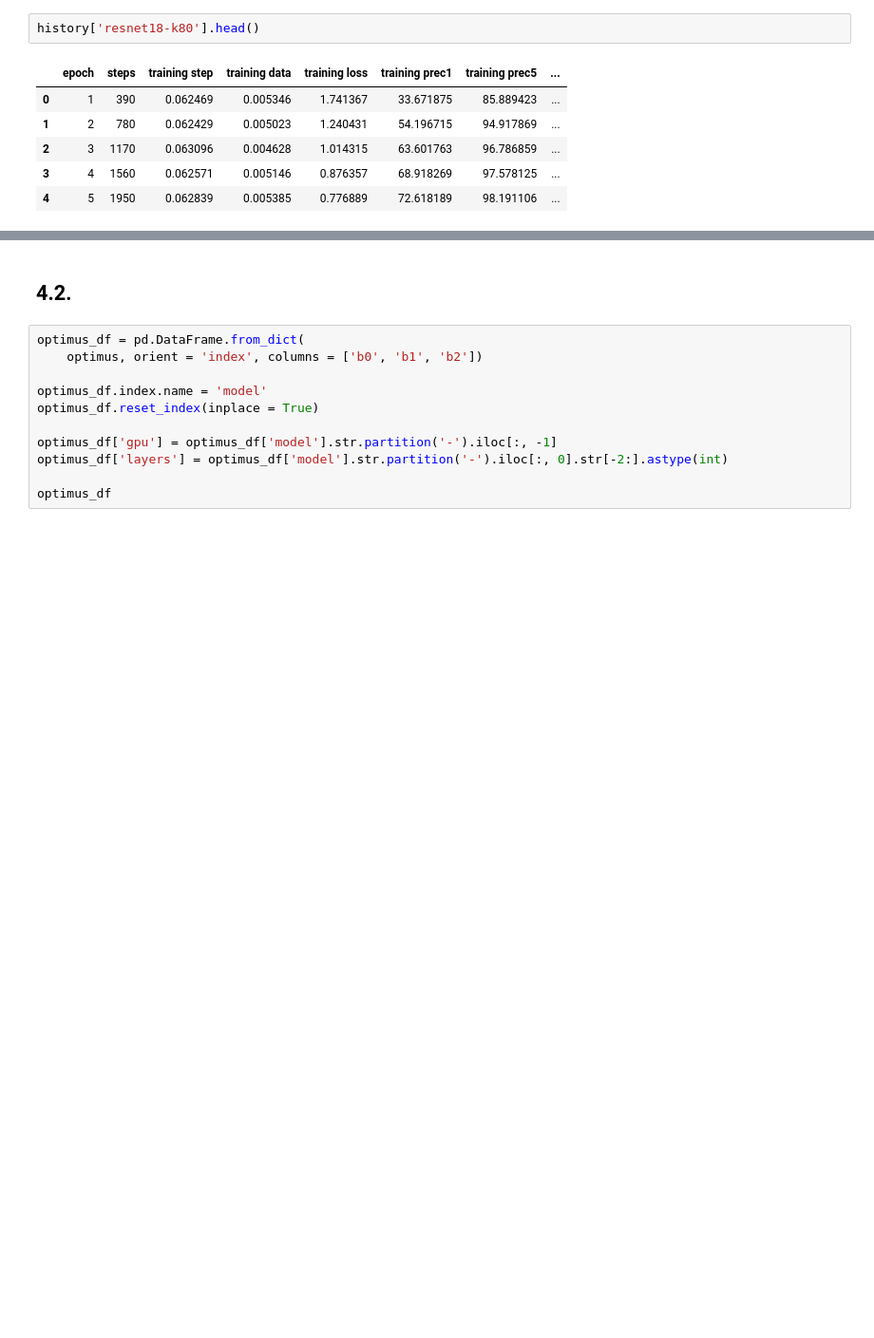
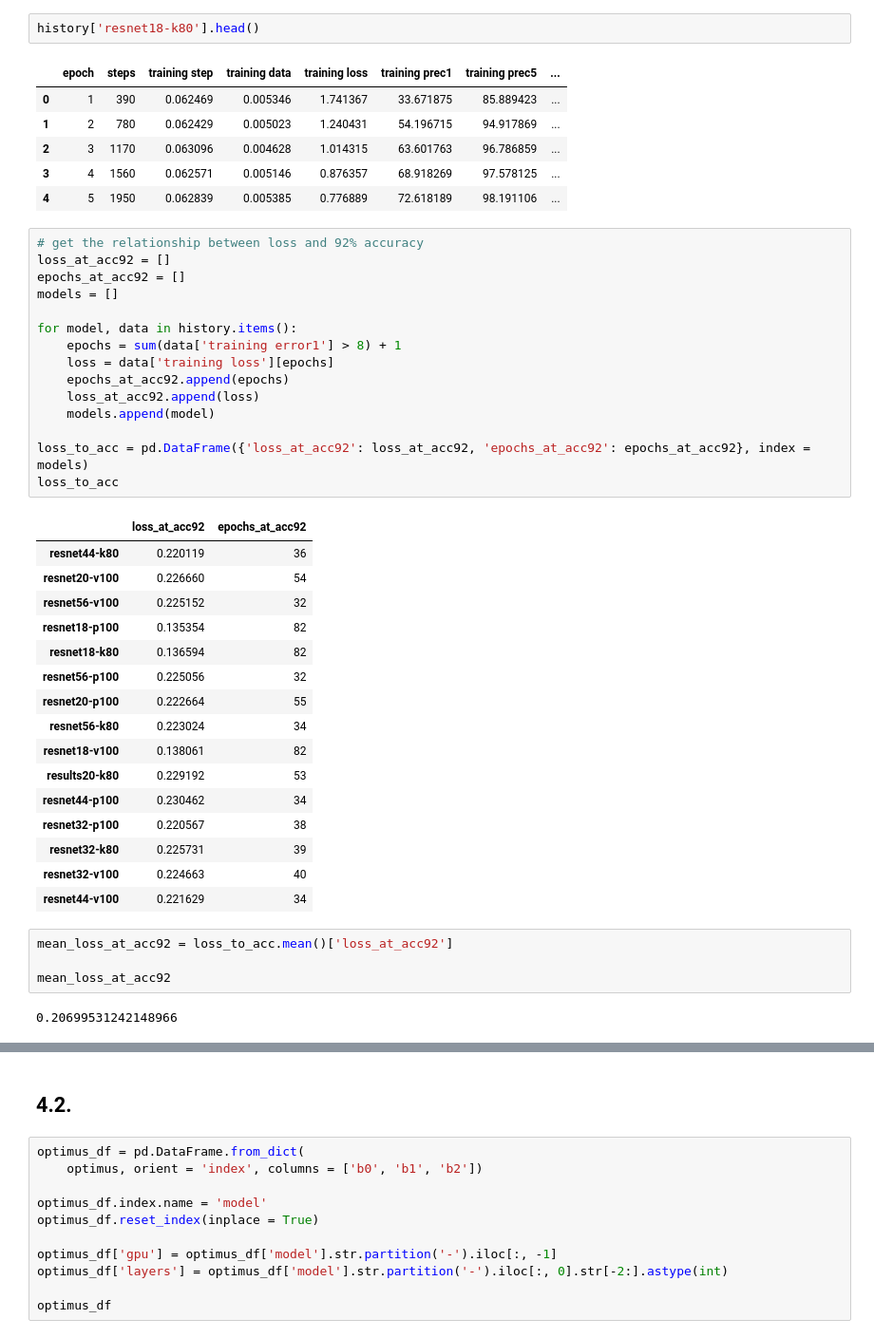
Before and after one commit to joearedmond/coms-dl-sys-optimus, a Jupyter notebook: 4-optimus.ipynb, the cells around one changed output, grey strips where cells are left out. Shown: that part at 95% size. Drawn from its saved outputs; the diff is of its cells as text; blank space fills up the shorter version.

```diff
--- a/4-optimus.ipynb
+++ b/4-optimus.ipynb
@@ -73,6 +73,44 @@ history['resnet18-k80'].head()
 | 2 | 3 | 1170 | 0.063096 | 0.004628 | 1.014315 | 63.601763 | 96.786859 | ... |
 | 3 | 4 | 1560 | 0.062571 | 0.005146 | 0.876357 | 68.918269 | 97.578125 | ... |
 | 4 | 5 | 1950 | 0.062839 | 0.005385 | 0.776889 | 72.618189 | 98.191106 | ... |
+# %%
+# get the relationship between loss and 92% accuracy
+loss_at_acc92 = []
+epochs_at_acc92 = []
+models = []
+
+for model, data in history.items():
+    epochs = sum(data['training error1'] > 8) + 1
+    loss = data['training loss'][epochs]
+    epochs_at_acc92.append(epochs)
+    loss_at_acc92.append(loss)
+    models.append(model)
+
+loss_to_acc = pd.DataFrame({'loss_at_acc92': loss_at_acc92, 'epochs_at_acc92': epochs_at_acc92}, index = models)
+loss_to_acc
+# %% [output]
+|  | loss_at_acc92 | epochs_at_acc92 |
+| resnet44-k80 | 0.220119 | 36 |
+| resnet20-v100 | 0.226660 | 54 |
+| resnet56-v100 | 0.225152 | 32 |
+| resnet18-p100 | 0.135354 | 82 |
+| resnet18-k80 | 0.136594 | 82 |
+| resnet56-p100 | 0.225056 | 32 |
+| resnet20-p100 | 0.222664 | 55 |
+| resnet56-k80 | 0.223024 | 34 |
+| resnet18-v100 | 0.138061 | 82 |
+| results20-k80 | 0.229192 | 53 |
+| resnet44-p100 | 0.230462 | 34 |
+| resnet32-p100 | 0.220567 | 38 |
+| resnet32-k80 | 0.225731 | 39 |
+| resnet32-v100 | 0.224663 | 40 |
+| resnet44-v100 | 0.221629 | 34 |
+# %%
+mean_loss_at_acc92 = loss_to_acc.mean()['loss_at_acc92']
+
+mean_loss_at_acc92
+# %% [output]
+0.20699531242148966
 # %%
 # separate out data for resnet50
 
```
Also changed, not shown: parts of 14 cells of this notebook.
